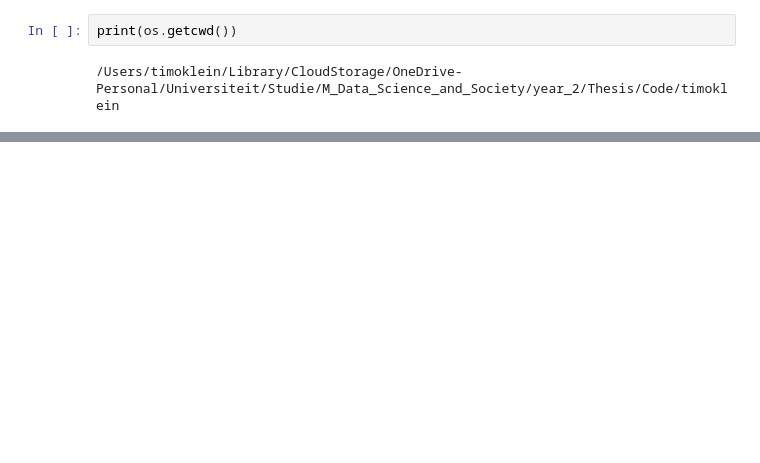
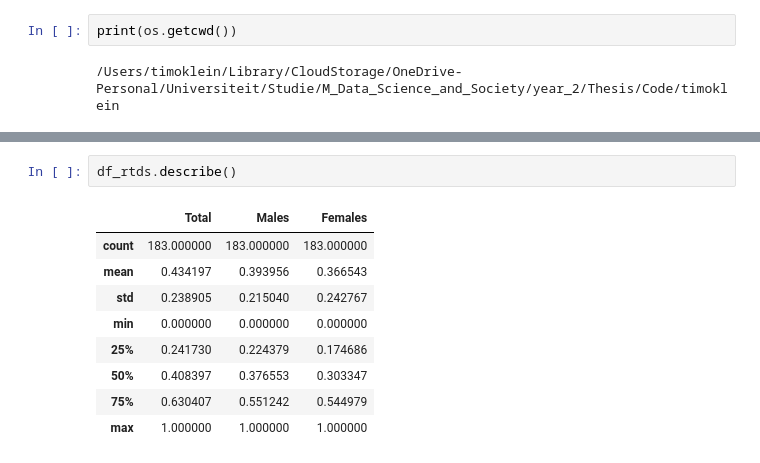
Before and after one commit to Moral-Machine-2024/timoklein, a Jupyter notebook: DSS_Thesis_Code.ipynb, the cells around one changed output, grey strips where cells are left out. Drawn from its saved outputs; the diff is of its cells as text; blank space fills up the shorter version.

```diff
--- a/DSS_Thesis_Code.ipynb
+++ b/DSS_Thesis_Code.ipynb
@@ -7,0 +218,12 @@ print(os.getcwd())
+# %%
+df_rtds.describe()
+# %% [output]
+|  | Total | Males | Females |
+| count | 183.000000 | 183.000000 | 183.000000 |
+| mean | 0.434197 | 0.393956 | 0.366543 |
+| std | 0.238905 | 0.215040 | 0.242767 |
+| min | 0.000000 | 0.000000 | 0.000000 |
+| 25% | 0.241730 | 0.224379 | 0.174686 |
+| 50% | 0.408397 | 0.376553 | 0.303347 |
+| 75% | 0.630407 | 0.551242 | 0.544979 |
+| max | 1.000000 | 1.000000 | 1.000000 |
```
Also changed, not shown: parts of 25 cells of this notebook.
